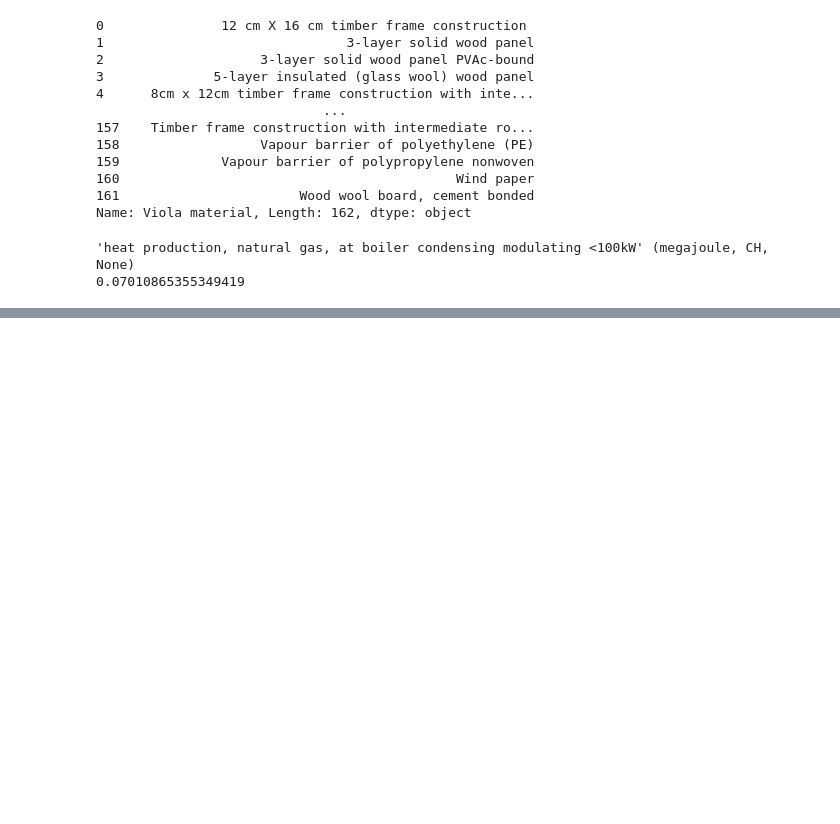
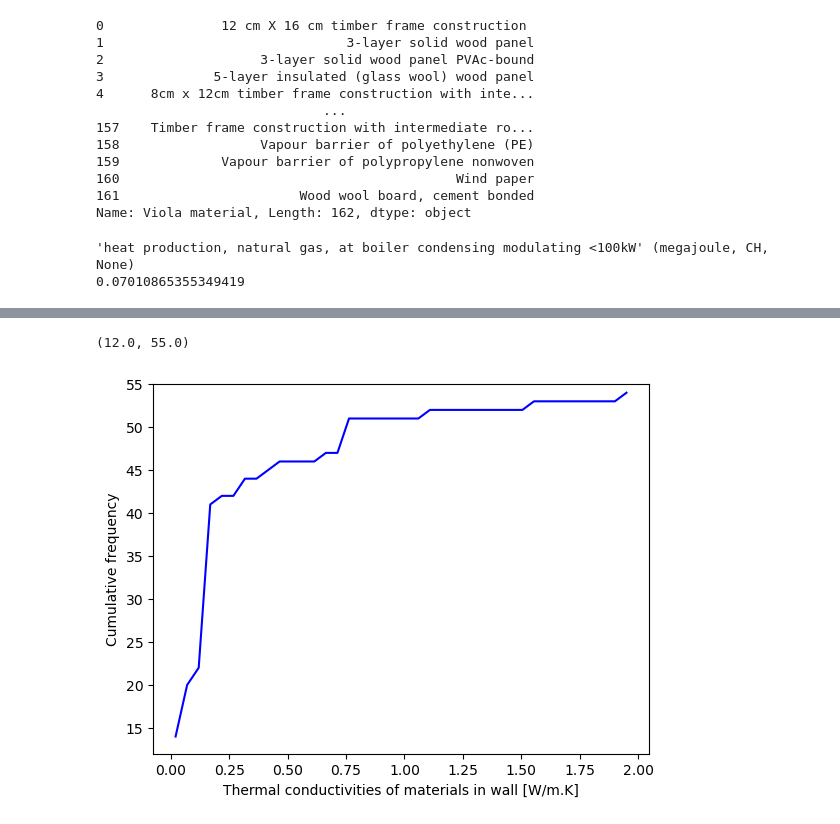
Before and after one commit to rhythimashinde/building-model, a Jupyter notebook: 1_LCA_Building_model.ipynb, the cells around one changed output, grey strips where cells are left out. Drawn from its saved outputs; the diff is of its cells as text; code cells hidden in the pictures; blank space fills up the shorter version.

```diff
--- a/1_LCA_Building_model.ipynb
+++ b/1_LCA_Building_model.ipynb
@@ -155,0 +193,8 @@ print(lca.score)
+# %%
+plt.plot(base_wall[:-1], cumulative_wall, c='blue')
+plt.ylabel('Cumulative frequency')
+plt.xlabel('Thermal conductivities of materials in wall [W/m.K]')
+plt.ylim(top=55)
+# %% [output]
+(12.0, 55.0)
+[figure, added]
```
Also changed, not shown: parts of 10 cells of this notebook, 5 other files.
